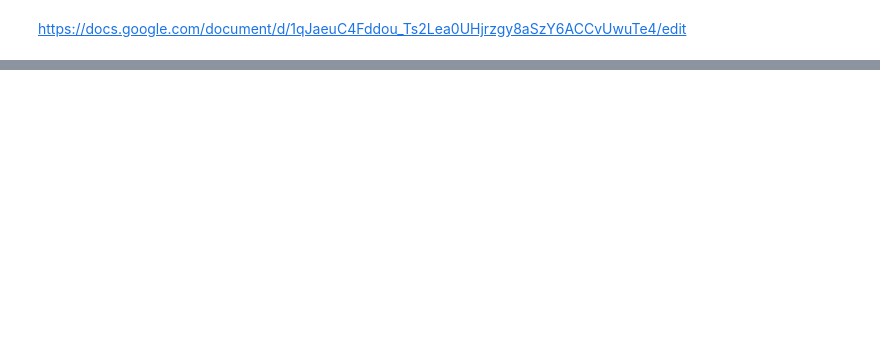
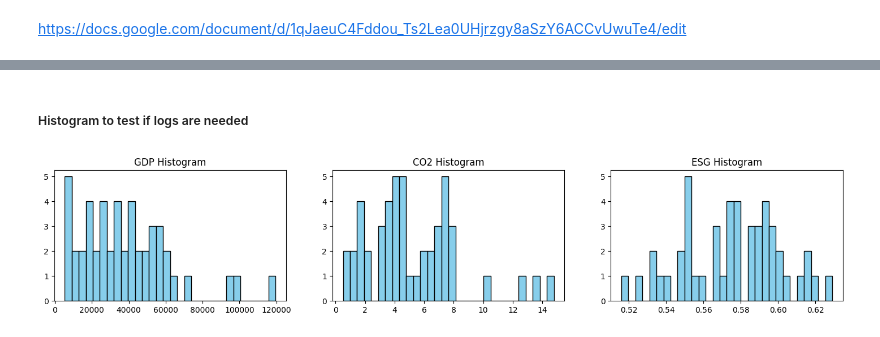
Before and after one commit to franklinchuks/Culture_ESG_EKC_THESIS, a Jupyter notebook: kuznets_esg_culture.ipynb, the cells around one changed output, grey strips where cells are left out. Saved outputs shown, nothing was run; the diff lists cells and outputs as text; code cells hidden in the pictures; blank space fills up the shorter version.

```diff
--- a/kuznets_esg_culture.ipynb
+++ b/kuznets_esg_culture.ipynb
@@ -44,0 +86,16 @@ combined_df.head(5)
+# %% [markdown]
+<h5>Histogram to test if logs are needed
+# %%
+plt.figure(figsize=(18, 3))
+plt.subplot(1, 3, 1)
+plt.hist(combined_df['gdp'], bins=30, color='skyblue', edgecolor='black')
+plt.title('GDP Histogram')
+plt.subplot(1, 3, 2)
+plt.hist(combined_df['co2'], bins=30, color='skyblue', edgecolor='black')
+plt.title('CO2 Histogram')
+plt.subplot(1, 3, 3)
+plt.hist(combined_df['mean_of_esg'], bins=30, color='skyblue', edgecolor='black')
+plt.title('ESG Histogram')
+plt.show()
+# %% [output]
+[figure, added]
```
Also changed, not shown: parts of 37 cells of this notebook.
